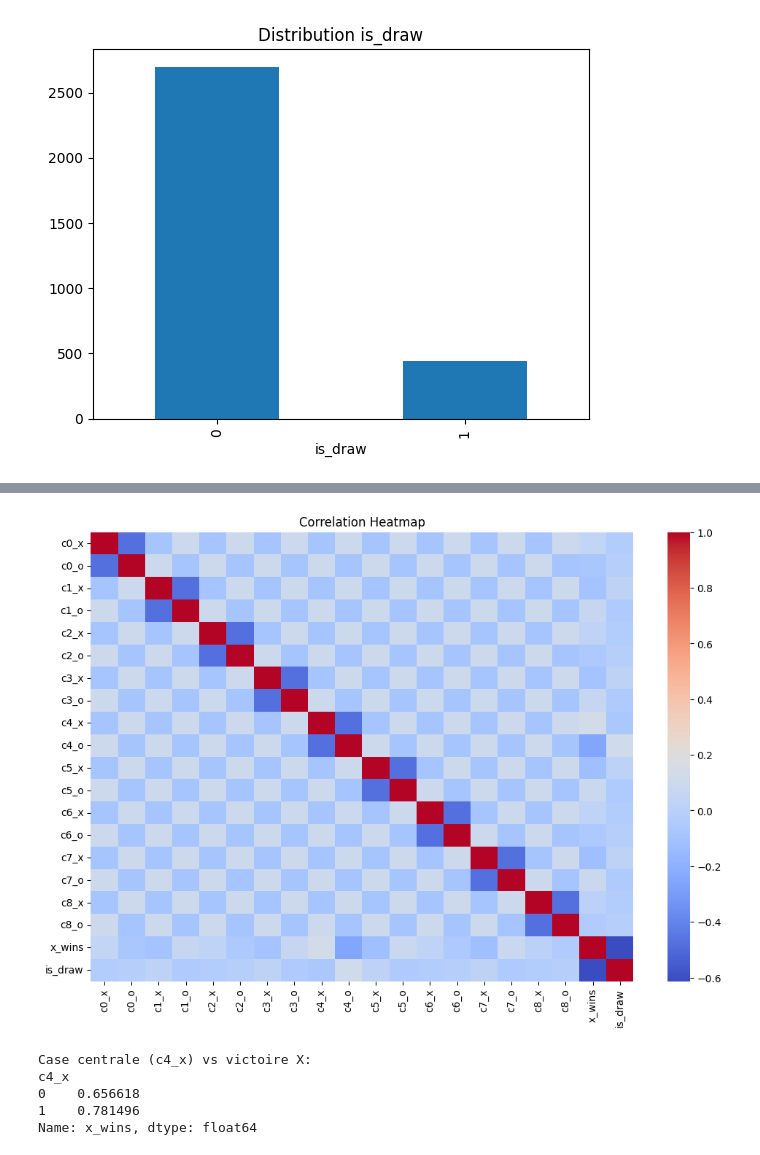
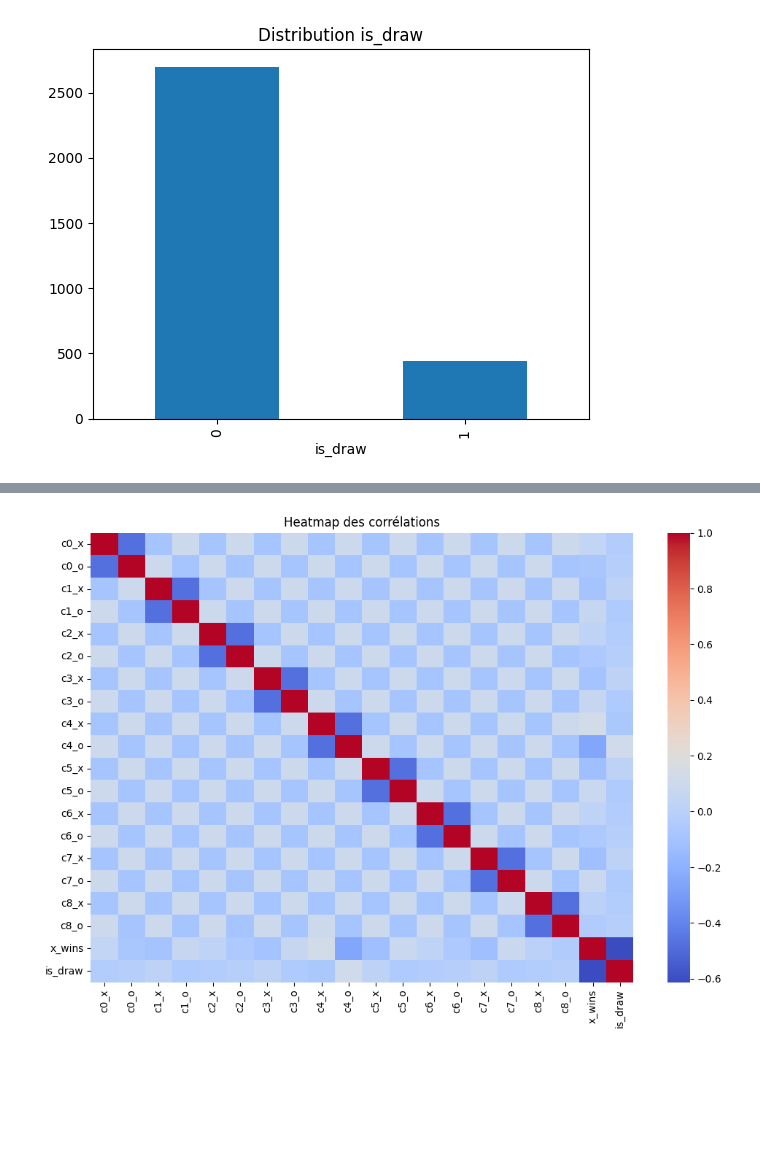
Before and after one commit to aikafitia/ML-Exam, a Jupyter notebook: notebook/notebook.ipynb, the cells around one changed output, grey strips where cells are left out. Saved outputs shown, nothing was run; the diff lists cells and outputs as text; code cells hidden in the pictures; blank space fills up the shorter version.

```diff
--- a/notebook/notebook.ipynb
+++ b/notebook/notebook.ipynb
@@ -64,18 +64,13 @@ plt.show()
 # %%
+# Corrélation entre features
 corr = df.corr()
+
+import seaborn as sns
+import matplotlib.pyplot as plt
 
 plt.figure(figsize=(12,8))
 sns.heatmap(corr, cmap="coolwarm")
-plt.title("Correlation Heatmap")
+plt.title("Heatmap des corrélations")
 plt.show()
 # %% [output]
-[figure, old version]
+[figure, new version]
-# %%
-print("Case centrale (c4_x) vs victoire X:")
-print(df.groupby("c4_x")["x_wins"].mean())
-# %% [output]
-Case centrale (c4_x) vs victoire X:
-c4_x
-0    0.656618
-1    0.781496
-Name: x_wins, dtype: float64
```
Also changed, not shown: parts of 7 cells of this notebook.
